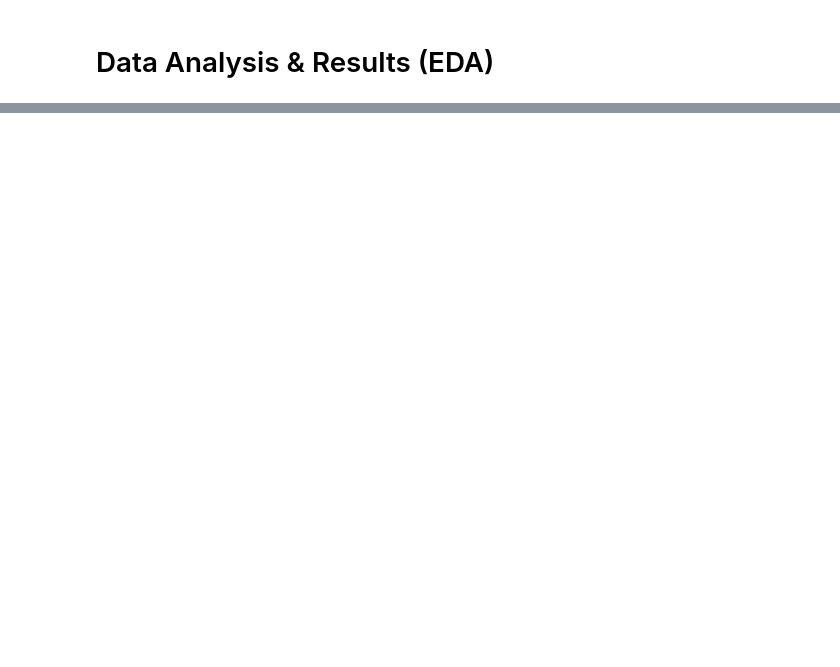
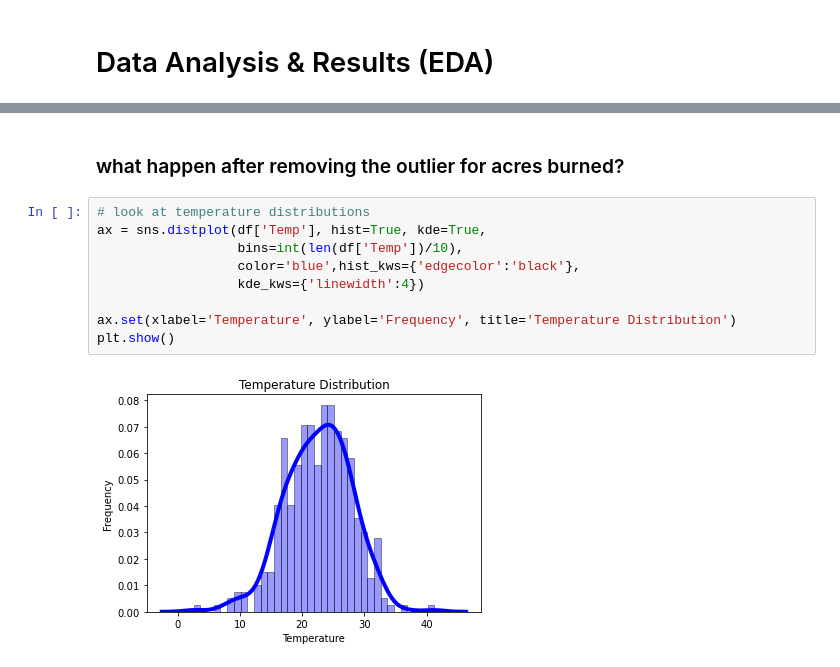
Before and after one commit to vikizzz/Analysis-on-the-Scale-of-Wildfire-Incident-in-California, a Jupyter notebook: EDACheckpoint_group010.ipynb, the cells around one changed output, grey strips where cells are left out. Saved outputs shown, nothing was run; the diff lists cells and outputs as text; blank space fills up the shorter version.

```diff
--- a/EDACheckpoint_group010.ipynb
+++ b/EDACheckpoint_group010.ipynb
@@ -506,0 +349,13 @@ plt.show()
+# %% [markdown]
+### what happen after removing the outlier for acres burned?
+# %%
+# look at temperature distributions
+ax = sns.distplot(df['Temp'], hist=True, kde=True,
+                  bins=int(len(df['Temp'])/10),
+                  color='blue',hist_kws={'edgecolor':'black'},
+                  kde_kws={'linewidth':4})
+
+ax.set(xlabel='Temperature', ylabel='Frequency', title='Temperature Distribution')
+plt.show()
+# %% [output]
+[figure, added]
```
Also changed, not shown: parts of 49 cells of this notebook.
